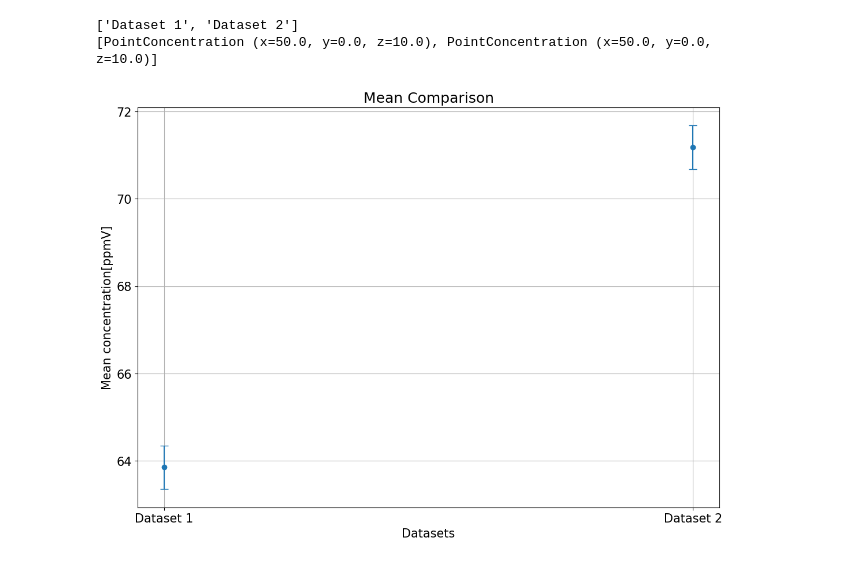
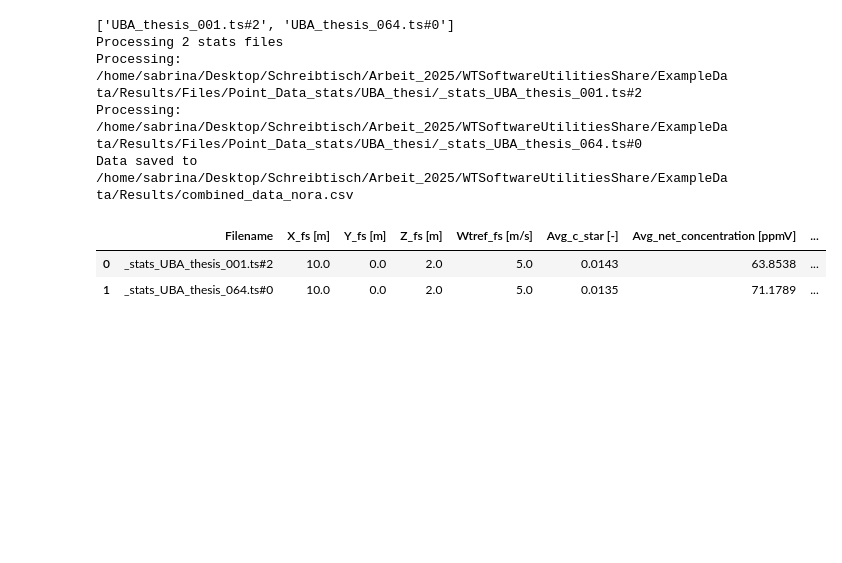
Before and after one commit to se04ber/WTSoftwareUtilitiesShare, a Jupyter notebook: Example_PointConc_Analysis_200325_Maps.ipynb, the cells around one changed output. Cells and saved outputs as stored; diff of their text form; code cells hidden in the pictures; blank space fills up the shorter version.

```diff
--- a/Example_PointConc_Analysis_200325_Maps.ipynb
+++ b/Example_PointConc_Analysis_200325_Maps.ipynb
@@ -561,38 +413,35 @@ plt.show()
 # %%
-#Start visualisation single plots, adjustable
-#ReadIn/Choose data (PointObjects) from the analysis above, to use for the separat plot visualisations, import plotting functions
+#from windtunnel.concentration.utils import batch_combine_data, load_combined_data_from_csv
+from windtunnel.concentration.utils import *
+#normal test
+print(files)
+file_names = ["_stats_" + file for file in files]
+base_path = output_path + "Files/Point_Data_stats/UBA_thesi/"
+combine_to_csv(file_names, base_path, file_type='stats', output_filename=output_path+'combined_data_nora.csv')
 
-#Specify files
-#DataPointsConc = [
-#    conc_ts[namelist[0]]Line2D[files[0]],
-#    conc_ts[namelist[0]][files[1]]
+#file_names = [
+#    r"Point_Data_stats\UBA_GA_02_04_01_000_1_00\_stats_UBA_GA_02_04_01_000_1_001.txt.ts#0",
+#    r"Point_Data_stats\UBA_GA_02_04_01_000_1_00\_stats_UBA_GA_02_04_01_000_1_001.txt.ts#1",
+#    r"Point_Data_stats\UBA_GA_02_04_01_000_1_00\_stats_UBA_GA_02_04_01_000_1_001.txt.ts#2",
+#    r"Point_Data_stats\UBA_GA_02_04_01_000_1_00\_stats_UBA_GA_02_04_01_000_1_001.txt.ts#3",
+#    r"Point_Data_stats\UBA_GA_02_04_01_000_1_00\_stats_UBA_GA_02_04_01_000_1_001.txt.ts#4",
+#    r"Point_Data_stats\UBA_GA_02_04_01_000_1_00\_stats_UBA_GA_02_04_01_000_1_001.txt.ts#5"
 #]
-#All files read-in
-DataPointsConc=[]
-for i in range(0,len(files)):
-    DataPointsConc.append(
-        conc_ts[namelist[0]][files[i]]
-    )
-#Labels
-labels = [f"Dataset {i}" for i in range(1,len(DataPointsConc)+1)]
+#base_path =output_path
+#base_path = output_path + "Files/Point_Data_avg/UBA_GA_02_04_01_000_1_00"
+#base_path = output_path + "Files/Point_Data_stats/UBA_GA_02_04_01_000_1_00/"
+#combine_to_csv(file_names, base_path, file_type='avg', output_filename=output_path+'combined_data.csv')
 
-print(labels)
-print(DataPointsConc)
+#base_path = output_path + "Files/Point_Data_stats/UBA_thesi/"
+#combine_to_csv(file_names, base_path, file_type='stats', output_filename=output_path+'combined_data_nora.csv')
 
-#Load all functions for plotting
-from windtunnel.concentration.CompareDatasets import *
+#combine_to_csv(file_names, base_path, file_type='avg', output_filename=output_path+'combined_data.csv')
 # %% [output]
-['Dataset 1', 'Dataset 2']
-[PointConcentration (x=50.0, y=0.0, z=10.0), PointConcentration (x=50.0, y=0.0, z=10.0)]
+['UBA_thesis_001.ts#2', 'UBA_thesis_064.ts#0']
+Processing 2 stats files
+Processing: /home/sabrina/Desktop/Schreibtisch/Arbeit_2025/WTSoftwareUtilitiesShare/ExampleData/Results/Files/Point_Data_stats/UBA_thesi/_stats_UBA_thesis_001.ts#2
+Processing: /home/sabrina/Desktop/Schreibtisch/Arbeit_2025/WTSoftwareUtilitiesShare/ExampleData/Results/Files/Point_Data_stats/UBA_thesi/_stats_UBA_thesis_064.ts#0
+Data saved to /home/sabrina/Desktop/Schreibtisch/Arbeit_2025/WTSoftwareUtilitiesShare/ExampleData/Results/combined_data_nora.csv
+|  | Filename | X_fs [m] | Y_fs [m] | Z_fs [m] | Wtref_fs [m/s] | Avg_c_star [-] | Avg_net_concentration [ppmV] | ... |
+| 0 | _stats_UBA_thesis_001.ts#2 | 10.0 | 0.0 | 2.0 | 5.0 | 0.0143 | 63.8538 | ... |
+| 1 | _stats_UBA_thesis_064.ts#0 | 10.0 | 0.0 | 2.0 | 5.0 | 0.0135 | 71.1789 | ... |
-# %%
-xLabel="Datasets"
-yLabel="Mean concentration[ppmV]"
-dimensionless="False"
-xAchse = None
-yAchse=None #(72,79) #None
-error_values=0.5 #[0.5,0.2,0.1] #For error values overgive one number which is cast to all values, or an array if specify different errors for each measurements
-errorType="absolute"
-test = create_means(DataPointsConc,error_values,dimensionless=dimensionless,labels=None,xLabel=xLabel,yLabel=yLabel,xAchse=xAchse,yAchse=yAchse)
-#plt.savefig("Mean_comparison.png",test) #To save image
-# %% [output]
-[figure, removed]
```
Also changed, not shown: parts of 27 cells of this notebook, 32 other files.
